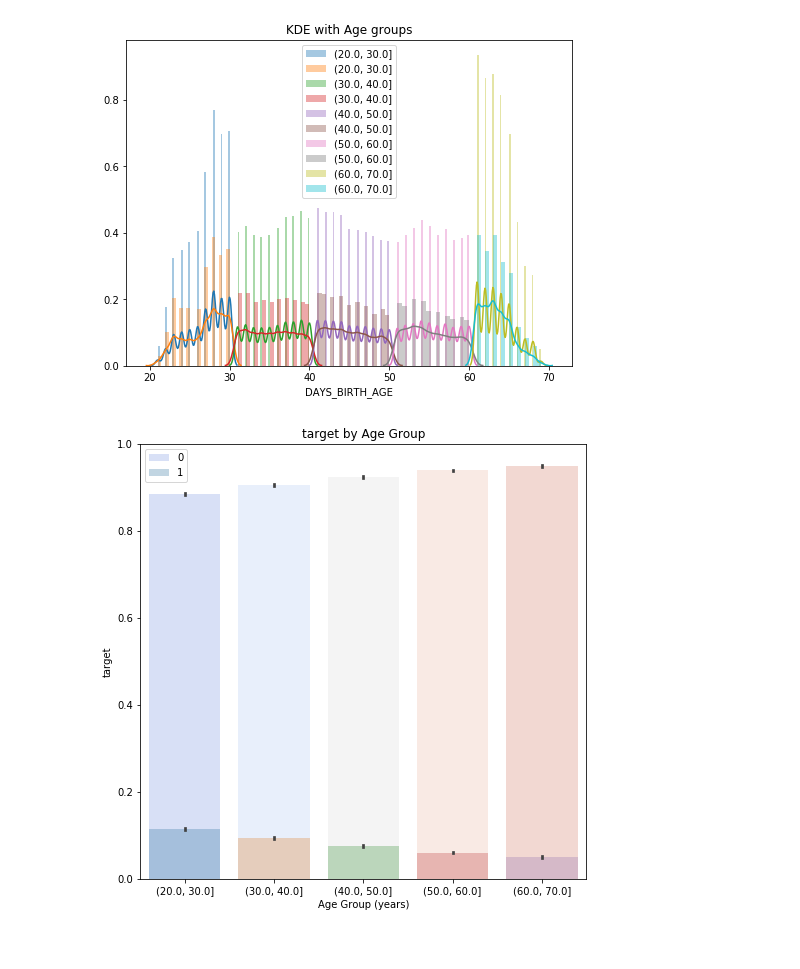
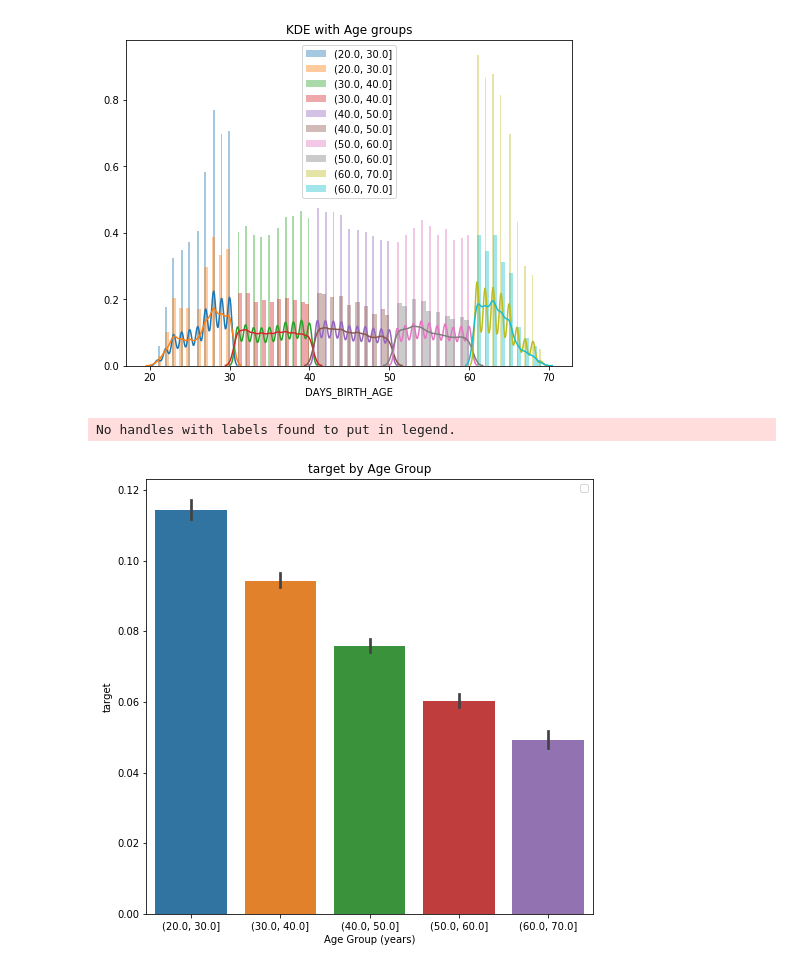
Before and after one commit to waitingSu/ML100Days, a Jupyter notebook: homework/Day_018_HW.ipynb, the cells around one changed output. Cells and saved outputs as stored; diff of their text form; code cells hidden in the pictures.

```diff
--- a/homework/Day_018_HW.ipynb
+++ b/homework/Day_018_HW.ipynb
@@ -139,21 +139,23 @@ plt.show()
 # %%
 plt.figure(figsize = (8, 8))
 
 # 以年齡區間為 x, target 為 y 繪製 barplot
+#繪圖意義為不同年齡層的平均還款能力
 """
 Your Code Here
 """
 
 #px = 'DAYS_BIRTH_AGE_BINNED' #same as app_train['DAYS_BIRTH_AGE_BINNED']
 #py = 'TARGET' #same as app_train['TARGET']
-sns.barplot(app_train['DAYS_BIRTH_AGE_BINNED'],app_train['TARGET']==0,label='0',alpha=0.3,palette='coolwarm') #same as sns.barplot(px, py)
-sns.barplot(app_train['DAYS_BIRTH_AGE_BINNED'],app_train['TARGET']==1,label='1',alpha=0.3)
-
+##sns.barplot(app_train['DAYS_BIRTH_AGE_BINNED'],app_train['TARGET']==0,label='0',alpha=0.3,palette='coolwarm') #same as sns.barplot(px, py)
+##sns.barplot(app_train['DAYS_BIRTH_AGE_BINNED'],app_train['TARGET']==1,label='1',alpha=0.3)
+sns.barplot(app_train['DAYS_BIRTH_AGE_BINNED'],app_train['TARGET'])
 # Plot labeling
 ##plt.xticks(rotation = 75);
 plt.legend()
 plt.xlabel('Age Group (years)');
 plt.ylabel('target')
 plt.title('target by Age Group');
 # %% [output]
+No handles with labels found to put in legend.
-[figure, old version]
+[figure, new version]
```
Also changed, not shown: 1 other file.
